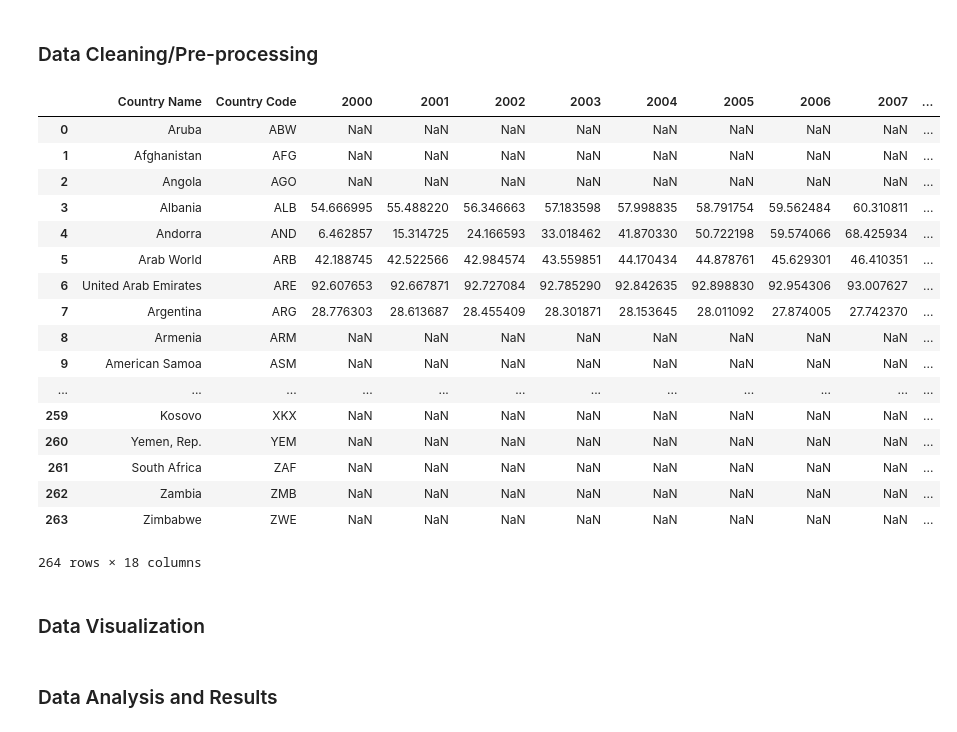
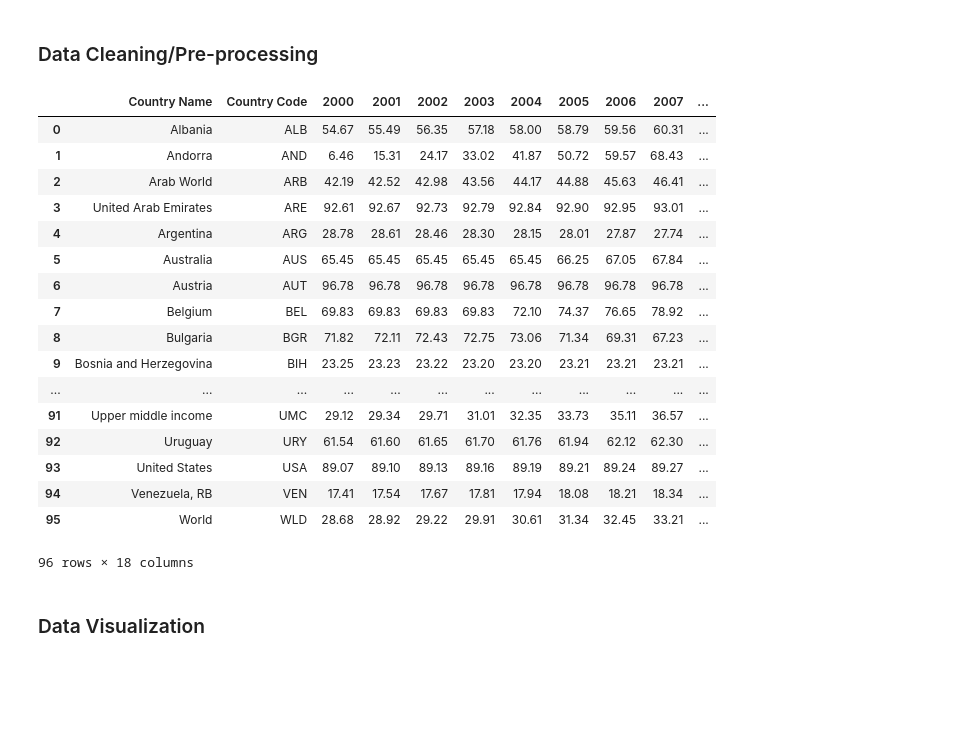
Before and after one commit to debbievo/COGS108_Repo, a Jupyter notebook: Nadya's.ipynb, the cells around one changed output. Drawn from its saved outputs; the diff is of its cells as text; code cells hidden in the pictures; blank space fills up the shorter version.

Commit message:
Finished data cleaning

```diff
--- a/Nadya's.ipynb
+++ b/Nadya's.ipynb
@@ -60,46 +14,64 @@ from scipy.stats import ttest_ind, chisquare, normaltest
 # %%
 improvedSani = pd.read_csv('ImprovedSanitation.csv')
 
 #Drop the first 3 rows - consisting unrelated information to the data being used
 improvedSani = improvedSani.drop(improvedSani.index[[0,1,2]])
 
 #Set the value of the 1st row to be the column labels
 improvedSani.columns = improvedSani.iloc[0]
 #Drop the first row
 improvedSani = improvedSani.drop(improvedSani.index[[0]])
 del improvedSani.columns.name
 
+#Remove rows that have missing data
+improvedSani.dropna(inplace=True)
+
 #Reset the index count and drop unnecessary columns
 improvedSani.reset_index(level=0, inplace=True)
 improvedSani= improvedSani.drop(columns=['index','Indicator Code','Indicator Name'])
 
 improvedSani = improvedSani.rename(columns={2000.0: 2000, 2001.0:2001, 2002.0:2002, 2003.0:2003, 2004.0:2004,
                                                        2005.0:2005, 2006.0:2006, 2007.0:2007, 2008.0:2008, 2009.0:2009,
                                                        2010.0:2010, 2011.0:2011, 2012.0:2012, 2013.0:2013, 2014.0:2014,
                                                        2015.0:2015,})
 
+#Rounding data values to 2 decimals
+improvedSani[2000] = improvedSani[2000].apply(lambda x: round(x,2))
+improvedSani[2001] = improvedSani[2001].apply(lambda x: round(x,2))
+improvedSani[2002] = improvedSani[2002].apply(lambda x: round(x,2))
+improvedSani[2003] = improvedSani[2003].apply(lambda x: round(x,2))
+improvedSani[2004] = improvedSani[2004].apply(lambda x: round(x,2))
+improvedSani[2005] = improvedSani[2005].apply(lambda x: round(x,2))
+improvedSani[2006] = improvedSani[2006].apply(lambda x: round(x,2))
+improvedSani[2007] = improvedSani[2007].apply(lambda x: round(x,2))
+improvedSani[2008] = improvedSani[2008].apply(lambda x: round(x,2))
+improvedSani[2009] = improvedSani[2009].apply(lambda x: round(x,2))
+improvedSani[2010] = improvedSani[2010].apply(lambda x: round(x,2))
+improvedSani[2011] = improvedSani[2011].apply(lambda x: round(x,2))
+improvedSani[2012] = improvedSani[2012].apply(lambda x: round(x,2))
+improvedSani[2013] = improvedSani[2013].apply(lambda x: round(x,2))
+improvedSani[2014] = improvedSani[2014].apply(lambda x: round(x,2))
+improvedSani[2015] = improvedSani[2015].apply(lambda x: round(x,2))
 
 improvedSani
 # %% [output]
 |  | Country Name | Country Code | 2000 | 2001 | 2002 | 2003 | 2004 | 2005 | 2006 | 2007 | ... |
-| 0 | Aruba | ABW | NaN | NaN | NaN | NaN | NaN | NaN | NaN | NaN | ... |
-| 1 | Afghanistan | AFG | NaN | NaN | NaN | NaN | NaN | NaN | NaN | NaN | ... |
-| 2 | Angola | AGO | NaN | NaN | NaN | NaN | NaN | NaN | NaN | NaN | ... |
-| 3 | Albania | ALB | 54.666995 | 55.488220 | 56.346663 | 57.183598 | 57.998835 | 58.791754 | 59.562484 | 60.310811 | ... |
-| 4 | Andorra | AND | 6.462857 | 15.314725 | 24.166593 | 33.018462 | 41.870330 | 50.722198 | 59.574066 | 68.425934 | ... |
-| 5 | Arab World | ARB | 42.188745 | 42.522566 | 42.984574 | 43.559851 | 44.170434 | 44.878761 | 45.629301 | 46.410351 | ... |
-| 6 | United Arab Emirates | ARE | 92.607653 | 92.667871 | 92.727084 | 92.785290 | 92.842635 | 92.898830 | 92.954306 | 93.007627 | ... |
-| 7 | Argentina | ARG | 28.776303 | 28.613687 | 28.455409 | 28.301871 | 28.153645 | 28.011092 | 27.874005 | 27.742370 | ... |
-| 8 | Armenia | ARM | NaN | NaN | NaN | NaN | NaN | NaN | NaN | NaN | ... |
-| 9 | American Samoa | ASM | NaN | NaN | NaN | NaN | NaN | NaN | NaN | NaN | ... |
+| 0 | Albania | ALB | 54.67 | 55.49 | 56.35 | 57.18 | 58.00 | 58.79 | 59.56 | 60.31 | ... |
+| 1 | Andorra | AND | 6.46 | 15.31 | 24.17 | 33.02 | 41.87 | 50.72 | 59.57 | 68.43 | ... |
+| 2 | Arab World | ARB | 42.19 | 42.52 | 42.98 | 43.56 | 44.17 | 44.88 | 45.63 | 46.41 | ... |
+| 3 | United Arab Emirates | ARE | 92.61 | 92.67 | 92.73 | 92.79 | 92.84 | 92.90 | 92.95 | 93.01 | ... |
+| 4 | Argentina | ARG | 28.78 | 28.61 | 28.46 | 28.30 | 28.15 | 28.01 | 27.87 | 27.74 | ... |
+| 5 | Australia | AUS | 65.45 | 65.45 | 65.45 | 65.45 | 65.45 | 66.25 | 67.05 | 67.84 | ... |
+| 6 | Austria | AUT | 96.78 | 96.78 | 96.78 | 96.78 | 96.78 | 96.78 | 96.78 | 96.78 | ... |
+| 7 | Belgium | BEL | 69.83 | 69.83 | 69.83 | 69.83 | 72.10 | 74.37 | 76.65 | 78.92 | ... |
+| 8 | Bulgaria | BGR | 71.82 | 72.11 | 72.43 | 72.75 | 73.06 | 71.34 | 69.31 | 67.23 | ... |
+| 9 | Bosnia and Herzegovina | BIH | 23.25 | 23.23 | 23.22 | 23.20 | 23.20 | 23.21 | 23.21 | 23.21 | ... |
 | ... | ... | ... | ... | ... | ... | ... | ... | ... | ... | ... | ... |
-| 259 | Kosovo | XKX | NaN | NaN | NaN | NaN | NaN | NaN | NaN | NaN | ... |
-| 260 | Yemen, Rep. | YEM | NaN | NaN | NaN | NaN | NaN | NaN | NaN | NaN | ... |
-| 261 | South Africa | ZAF | NaN | NaN | NaN | NaN | NaN | NaN | NaN | NaN | ... |
-| 262 | Zambia | ZMB | NaN | NaN | NaN | NaN | NaN | NaN | NaN | NaN | ... |
-| 263 | Zimbabwe | ZWE | NaN | NaN | NaN | NaN | NaN | NaN | NaN | NaN | ... |
+| 91 | Upper middle income | UMC | 29.12 | 29.34 | 29.71 | 31.01 | 32.35 | 33.73 | 35.11 | 36.57 | ... |
+| 92 | Uruguay | URY | 61.54 | 61.60 | 61.65 | 61.70 | 61.76 | 61.94 | 62.12 | 62.30 | ... |
+| 93 | United States | USA | 89.07 | 89.10 | 89.13 | 89.16 | 89.19 | 89.21 | 89.24 | 89.27 | ... |
+| 94 | Venezuela, RB | VEN | 17.41 | 17.54 | 17.67 | 17.81 | 17.94 | 18.08 | 18.21 | 18.34 | ... |
+| 95 | World | WLD | 28.68 | 28.92 | 29.22 | 29.91 | 30.61 | 31.34 | 32.45 | 33.21 | ... |
-264 rows × 18 columns
+96 rows × 18 columns
 # %% [markdown]
 ### Data Visualization
-# %% [markdown]
-### Data Analysis and Results
```
Also changed, not shown: parts of 7 cells of this notebook.
